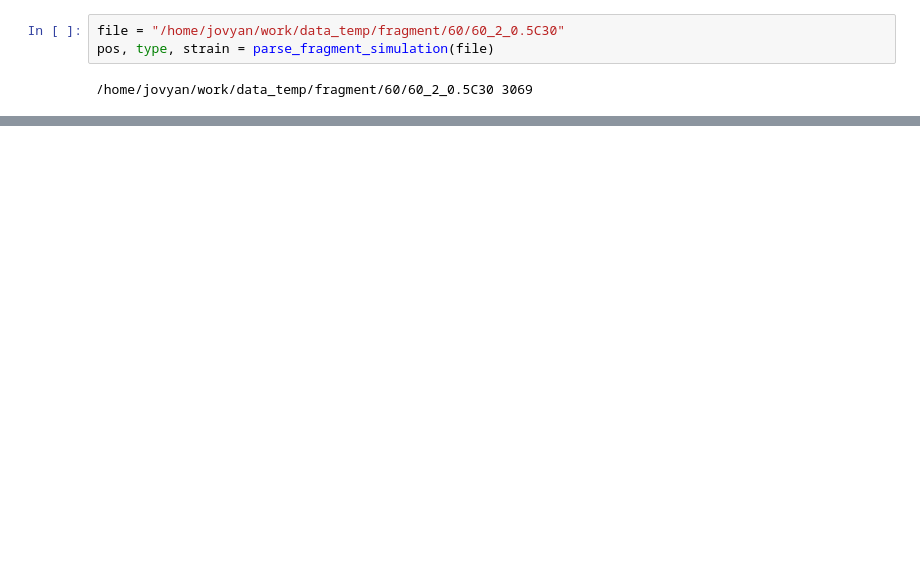
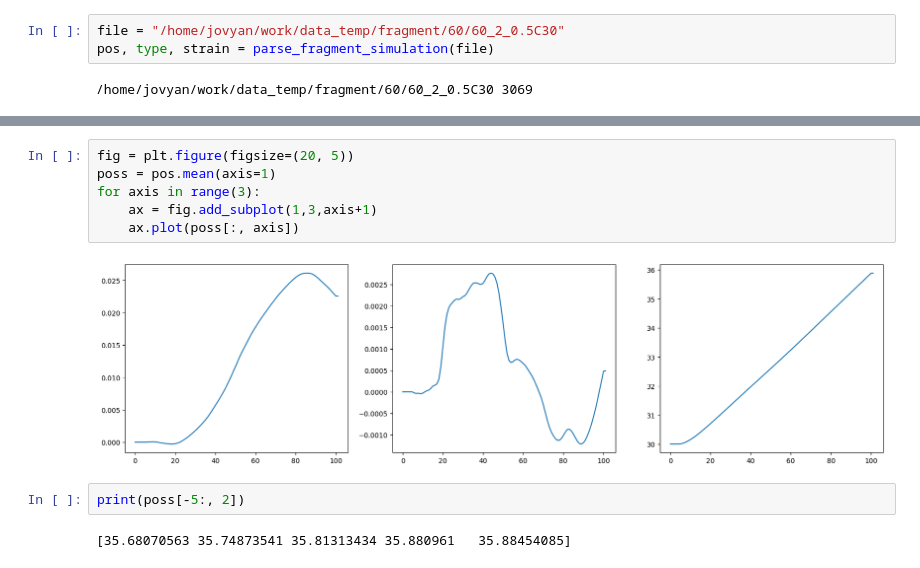
Before and after one commit to qilinli/gns-fragment, a Jupyter notebook: notebooks/read_fragment.ipynb, the cells around one changed output, grey strips where cells are left out. Saved outputs shown, nothing was run; the diff lists cells and outputs as text; blank space fills up the shorter version.

```diff
--- a/notebooks/read_fragment.ipynb
+++ b/notebooks/read_fragment.ipynb
@@ -564,0 +527,12 @@ print(meta)
+# %%
+fig = plt.figure(figsize=(20, 5))
+poss = pos.mean(axis=1)
+for axis in range(3):
+    ax = fig.add_subplot(1,3,axis+1)
+    ax.plot(poss[:, axis])
+# %% [output]
+[figure, added]
+# %%
+print(poss[-5:, 2])
+# %% [output]
+[35.68070563 35.74873541 35.81313434 35.880961   35.88454085]
```
Also changed, not shown: parts of 10 cells of this notebook, 9 other files.
